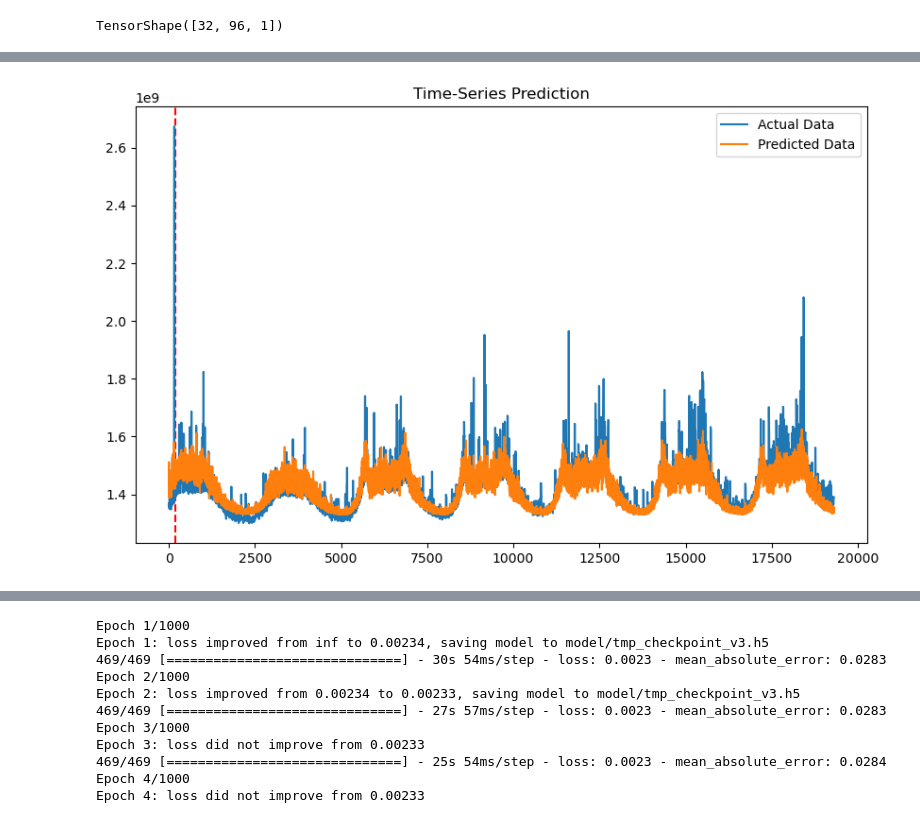
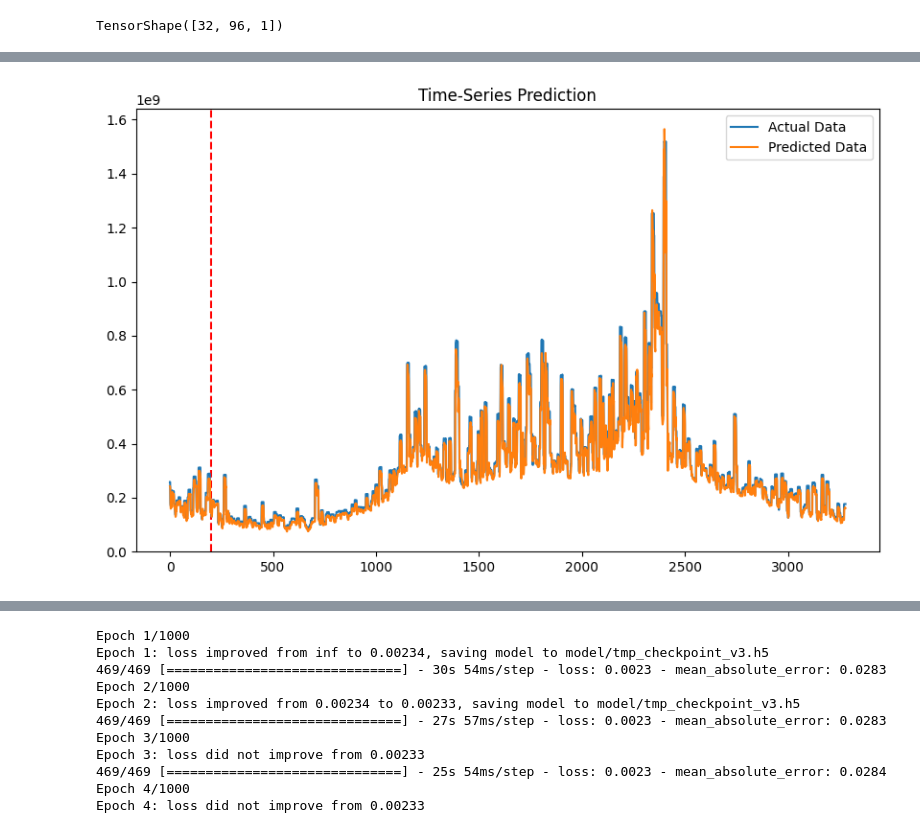
Before and after one commit to sunflower456/TimeSeriesPrediction, a Jupyter notebook: RNNexample_v3.ipynb, the cells around one changed output, grey strips where cells are left out. Cells and saved outputs as stored; diff of their text form; code cells hidden in the pictures.

```diff
--- a/RNNexample_v3.ipynb
+++ b/RNNexample_v3.ipynb
@@ -80,0 +72,24 @@ NameError: name 'X' is not defined
+# %%
+
+MIN = X_train.min()
+MAX = X_train.max()
+# %%
+
+def MinMaxScale(array, min, max):
+
+    return (array - min) / (max - min)
+# %%
+
+#MinMax 스케일링
+X_train = MinMaxScale(X_train, MIN, MAX)
+y_train = MinMaxScale(y_train, MIN, MAX)
+X_val = MinMaxScale(X_val, MIN, MAX)
+y_val = MinMaxScale(y_val, MIN, MAX)
+X_test = MinMaxScale(X_test, MIN, MAX)
+y_test = MinMaxScale(y_test, MIN, MAX)
+# %%
+y_train = pd.DataFrame(y_train, columns = ['memory_working_set_bytes'])
+y_val = pd.DataFrame(y_val, columns = ['memory_working_set_bytes'])
+
+y_test = pd.DataFrame(y_test, columns = ['memory_working_set_bytes'])
+y_test
@@ -320,22 +350,22 @@ Epoch 6: loss did not improve from 0.00229
 # %%
 performance['lstm_model'] = lstm_model.evaluate(X_test_tensors_f, y_test, verbose=0)
 # %%
-train_predict = lstm_model(df_x_ss)
+train_predict = lstm_model(X_test_tensors_f)
 predicted = train_predict
-label_y = df_y_ms
+label_y = y_test
 
-predicted= ms.inverse_transform(predicted)
-label_y = ms.inverse_transform(label_y)
+predicted= predicted * MAX
+label_y = label_y * MAX
 plt.figure(figsize=(10,6))
 plt.axvline(x=200, c='r', linestyle='--')
 
 plt.plot(label_y, label='Actual Data')
 plt.plot(predicted, label='Predicted Data')
 plt.title('Time-Series Prediction')
 plt.legend()
 plt.show()
 # %% [output]
-[figure, old version]
+[figure, new version]
 # %%
 gru_model = tf.keras.models.Sequential([
     # Shape [batch, time, features] => [batch, time, lstm_units]
```
Also changed, not shown: parts of 25 cells of this notebook, 9 other files.
